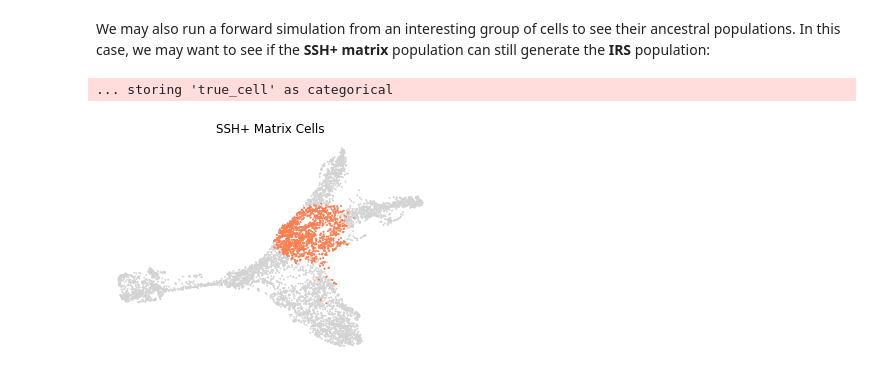
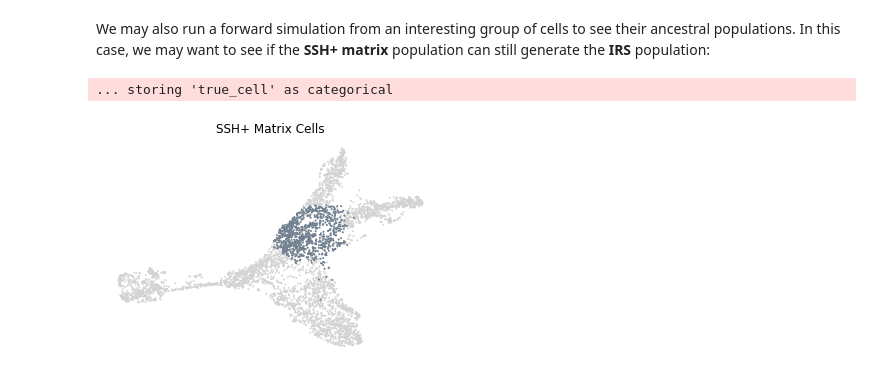
Before and after one commit to cistrome/MIRA, a Jupyter notebook: docs/source/notebooks/tutorial_mira.time.ipynb, the cells around one changed output. Cells and saved outputs as stored; diff of their text form; code cells hidden in the pictures.

```diff
--- a/docs/source/notebooks/tutorial_mira.time.ipynb
+++ b/docs/source/notebooks/tutorial_mira.time.ipynb
@@ -244,11 +245,11 @@ mira.utils.show_gif('data/hf_diff.gif')
 We may also run a forward simulation from an interesting group of cells to see their ancestral populations. In this case, we may want to see if the **SSH+ matrix** population can still generate the **IRS** population:
 # %%
 ax = sc.pl.umap(data, show = False, size = 15)
-sc.pl.umap(data[data.obs.true_cell == 'Inner Matrix'], na_color = 'coral', ax = ax,
+sc.pl.umap(data[data.obs.true_cell == 'Inner Matrix'], na_color = 'slategrey', ax = ax,
           frameon=False, size = 15, title = 'SSH+ Matrix Cells')
 # %% [output]
 ... storing 'true_cell' as categorical
-[figure, old version]
+[figure, new version]
 # %%
 mira.time.trace_differentiation(data,start_cells=data.obs.true_cell.values == 'Inner Matrix', num_steps=1301,
                                save_name='data/hf_diff.gif', direction='forward', sqrt_time=True,
```
Also changed, not shown: parts of 11 cells of this notebook, 17 other files.
